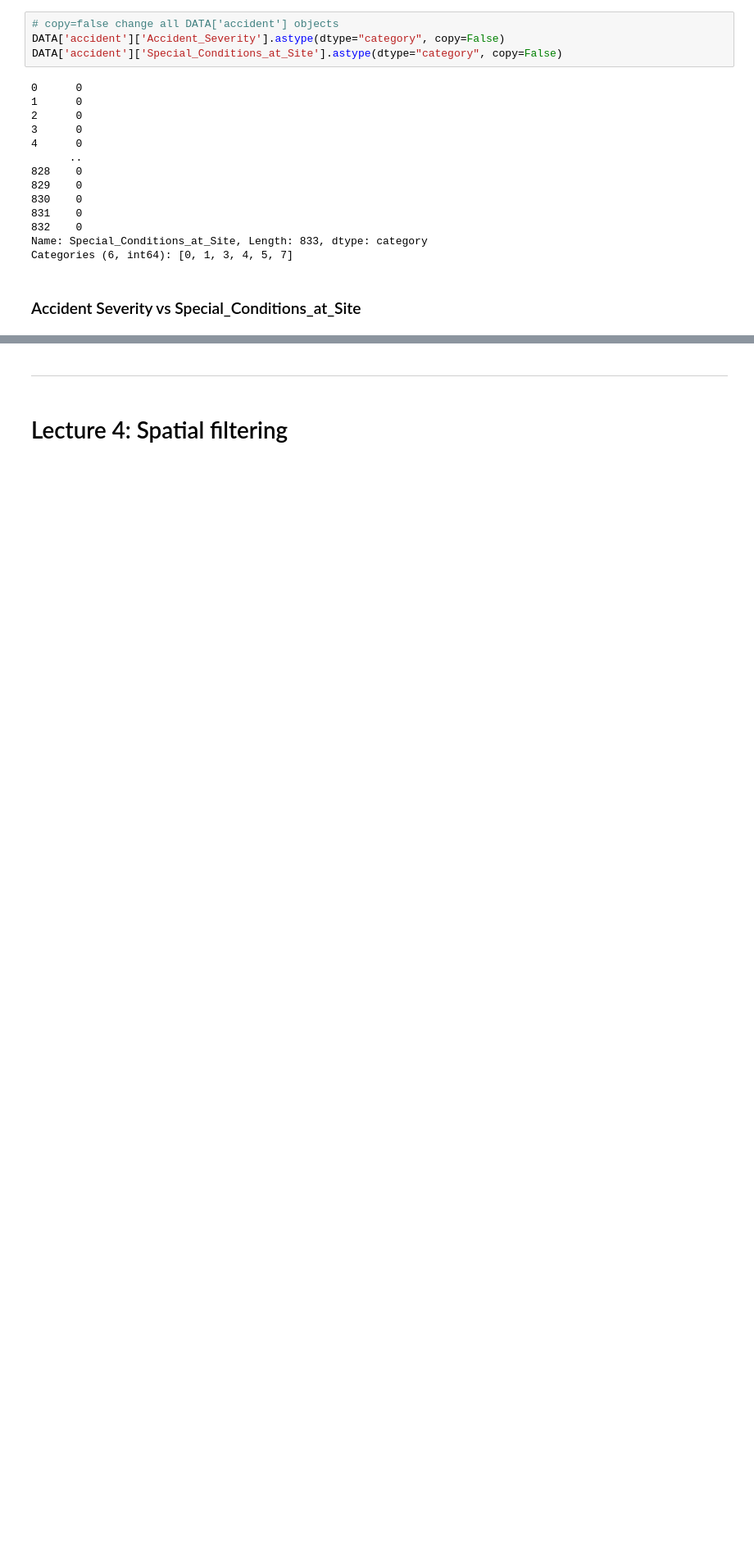
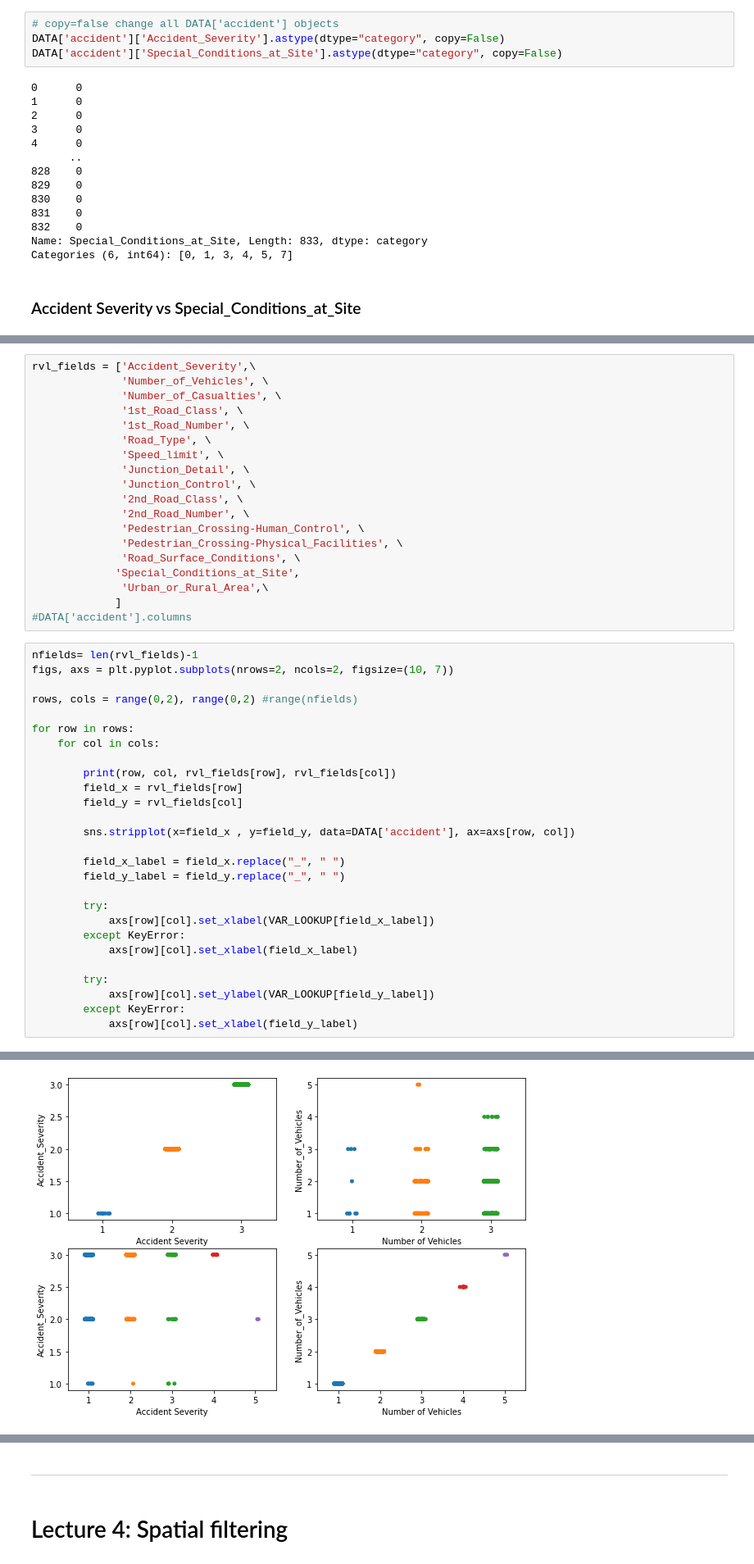
Before and after one commit to mszell/fyp2021p01lectures, a Jupyter notebook: notebooks/fyp2021p01lectures_draft.ipynb, the cells around one changed output, grey strips where cells are left out. Shown at 82% size. Drawn from its saved outputs; the diff is of its cells as text; blank space fills up the shorter version.

Commit message:
First draft of scatterplot matrix

```diff
--- a/notebooks/fyp2021p01lectures_draft.ipynb
+++ b/notebooks/fyp2021p01lectures_draft.ipynb
@@ -817,0 +843,47 @@ NameError: name 'dd' is not defined
+# %%
+rvl_fields = ['Accident_Severity',\
+              'Number_of_Vehicles', \
+              'Number_of_Casualties', \
+              '1st_Road_Class', \
+              '1st_Road_Number', \
+              'Road_Type', \
+              'Speed_limit', \
+              'Junction_Detail', \
+              'Junction_Control', \
+              '2nd_Road_Class', \
+              '2nd_Road_Number', \
+              'Pedestrian_Crossing-Human_Control', \
+              'Pedestrian_Crossing-Physical_Facilities', \
+              'Road_Surface_Conditions', \
+             'Special_Conditions_at_Site',
+              'Urban_or_Rural_Area',\
+             ]
+#DATA['accident'].columns
+# %%
+nfields= len(rvl_fields)-1
+figs, axs = plt.pyplot.subplots(nrows=2, ncols=2, figsize=(10, 7))
+
+rows, cols = range(0,2), range(0,2) #range(nfields)
+
+for row in rows:
+    for col in cols:
+
+        print(row, col, rvl_fields[row], rvl_fields[col])
+        field_x = rvl_fields[row]
+        field_y = rvl_fields[col]
+
+        sns.stripplot(x=field_x , y=field_y, data=DATA['accident'], ax=axs[row, col])
+
+        field_x_label = field_x.replace("_", " ")
+        field_y_label = field_y.replace("_", " ")
+
+        try:
+            axs[row][col].set_xlabel(VAR_LOOKUP[field_x_label])
+        except KeyError:
+            axs[row][col].set_xlabel(field_x_label)
+
+        try:
+            axs[row][col].set_ylabel(VAR_LOOKUP[field_y_label])
+        except KeyError:
+            axs[row][col].set_xlabel(field_y_label)
+# %% [output]
@@ -817,0 +894 @@ NameError: name 'dd' is not defined
+[figure, added]
```
Also changed, not shown: parts of 20 cells of this notebook, 1 other file.
